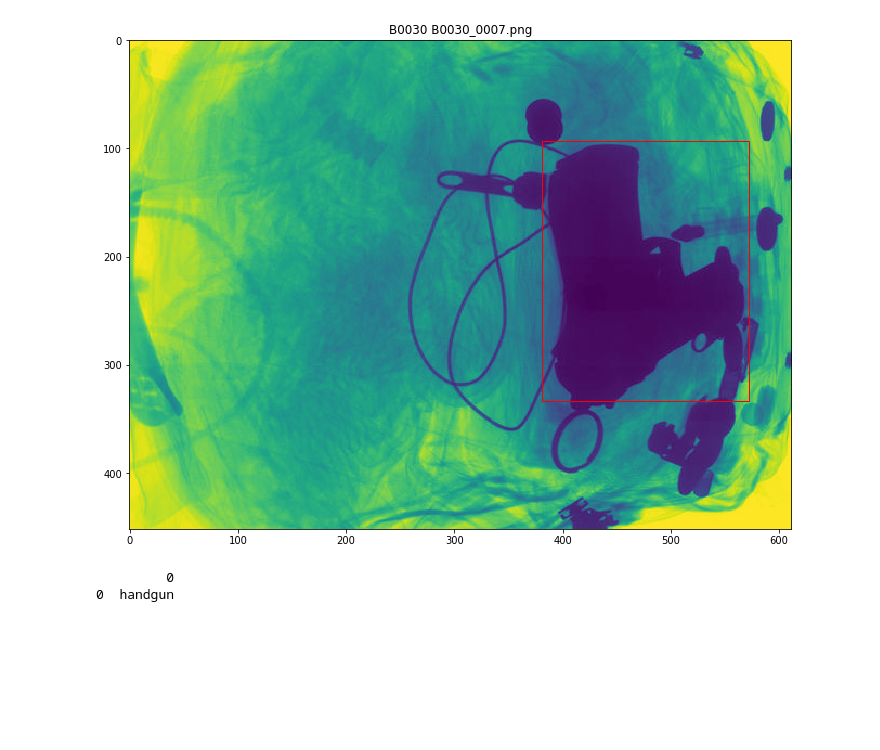
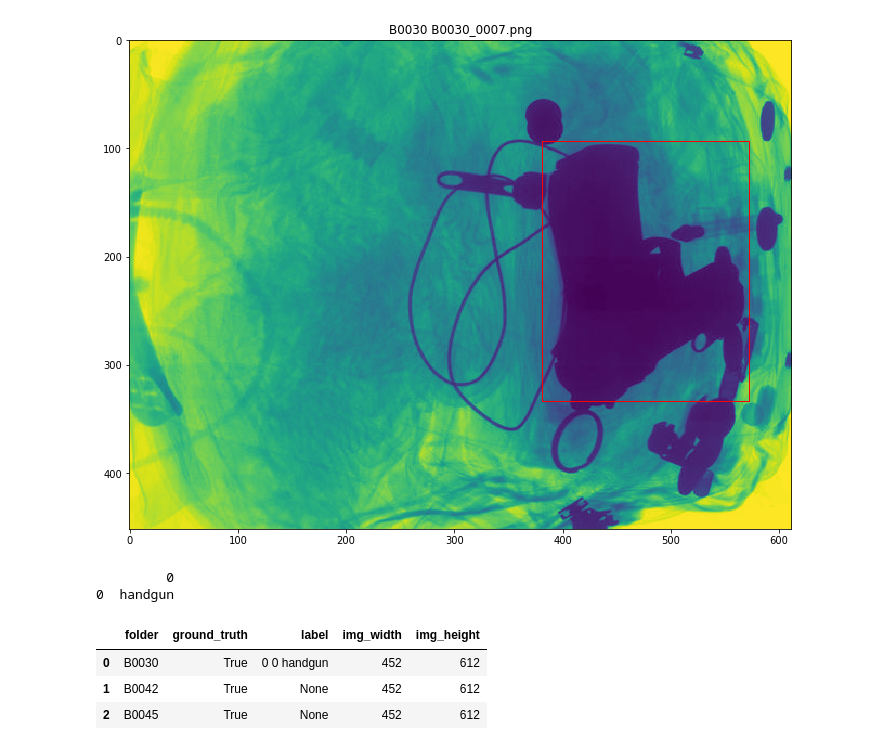
Before and after one commit to subrockmann/WCAT, a Jupyter notebook: Read MATLAB files.ipynb, the cells around one changed output. Cells and saved outputs as stored; diff of their text form; code cells hidden in the pictures; blank space fills up the shorter version.

```diff
--- a/Read MATLAB files.ipynb
+++ b/Read MATLAB files.ipynb
@@ -156,0 +162,9 @@ label = read_labels(data_folder)
+# %%
+data_df= pd.DataFrame(columns=['folder', 'ground_truth', 'label', 'img_width', 'img_height'])
+# %%
+data_df.head()
+# %% [output]
+|  | folder | ground_truth | label | img_width | img_height |
+| 0 | B0030 | True | 0 0 handgun | 452 | 612 |
+| 1 | B0042 | True | None | 452 | 612 |
+| 2 | B0045 | True | None | 452 | 612 |
```
Also changed, not shown: parts of 6 cells of this notebook.
